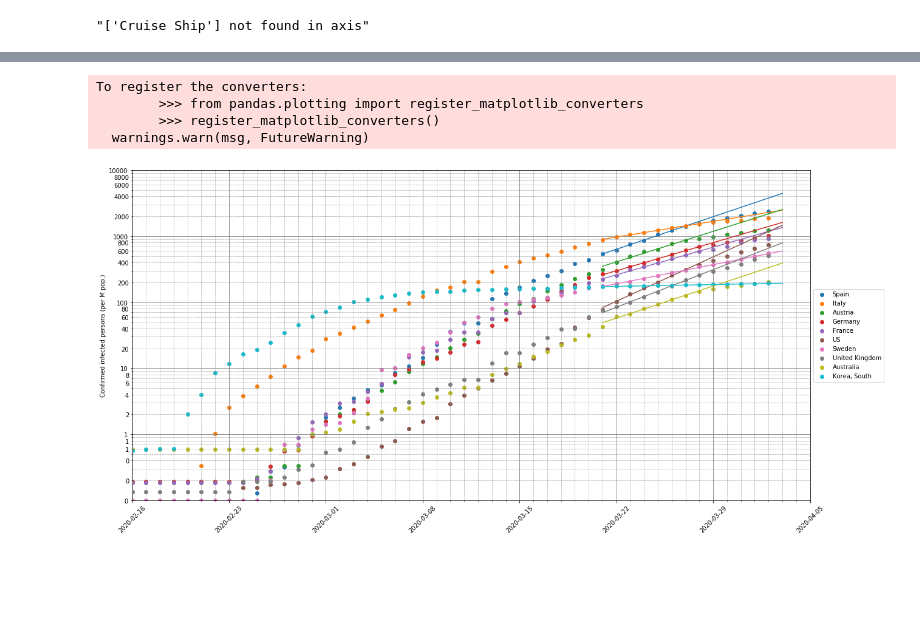
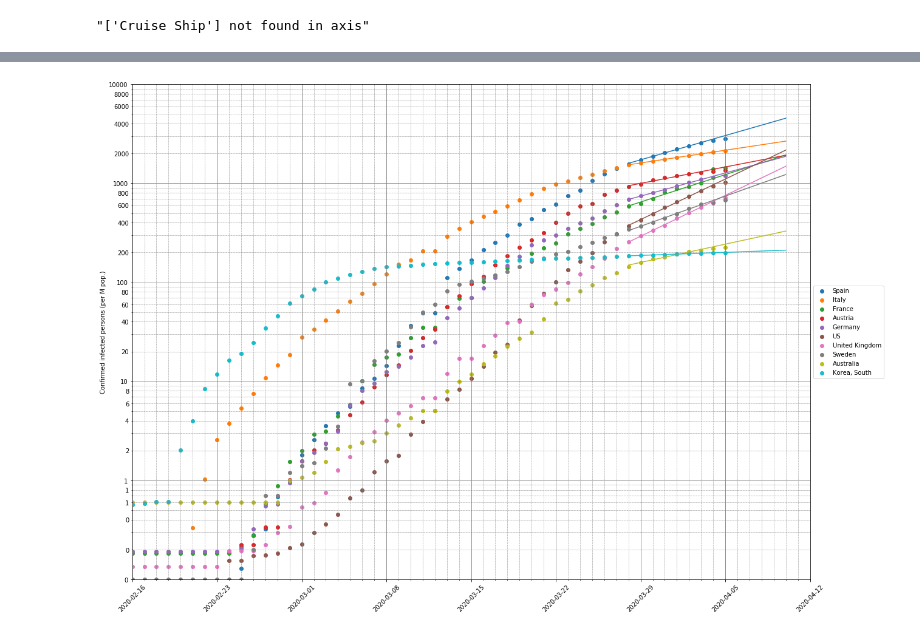
Before and after one commit to rcnijzink/corona_timeseries, a Jupyter notebook: corona_timeseries.ipynb, the cells around one changed output, grey strips where cells are left out. Saved outputs shown, nothing was run; the diff lists cells and outputs as text; code cells hidden in the pictures; blank space fills up the shorter version.

```diff
--- a/corona_timeseries.ipynb
+++ b/corona_timeseries.ipynb
@@ -230,31 +233,27 @@ COUNTRIES_TO_PLOT
  'Australia',
  'Korea, South']
 # %%
-plt.rcParams["figure.figsize"] = (20,10)
+plt.rcParams["figure.figsize"] = (20,15)
 # %%
 WEEKS_TO_FORECAST = 1
 SUNDAY_AFTER_NEXT_SUNDAY = date.today() + timedelta(days=(WEEKS_TO_FORECAST*7)-1 - date.today().weekday())
 
 plot_timeindex_dataframe(CONF_CASES_NORM_DF, COUNTRIES_TO_PLOT,
                          fit=True,
                          fit_window=7,
                          fit_forecast=WEEKS_TO_FORECAST*7,
-                         fit_starting_date=date(2020, 3, 21)
+                         fit_starting_date=date(2020, 3, 28)
                          )
 
 set_up_axes(log=True,
             ylim=(1E-1, 10000),
             xmin=date(2020, 2, 16),
             xmax=SUNDAY_AFTER_NEXT_SUNDAY,
             ylabel='Confirmed infected persons (per M pop.)',
             y_tick_formatter='%.f')
 plt.savefig('output.png')
 # %% [output]
-To register the converters:
-        >>> from pandas.plotting import register_matplotlib_converters
-        >>> register_matplotlib_converters()
-  warnings.warn(msg, FutureWarning)
-[figure, old version]
+[figure, new version]
 # %%
 # New cases per total cases
 df = CONF_CASES_DF.copy()
```
Also changed, not shown: parts of 4 cells of this notebook, 2 other files.
